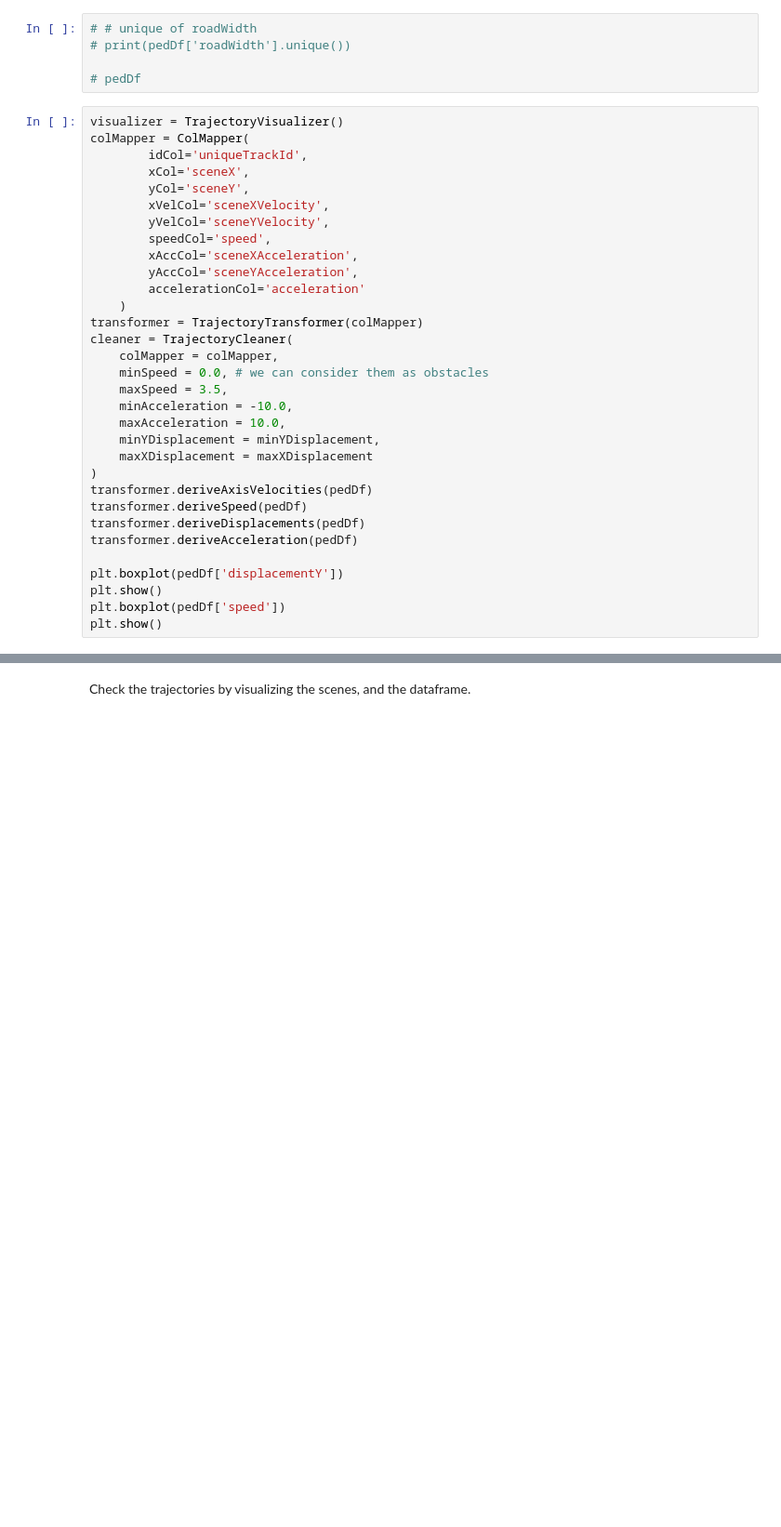
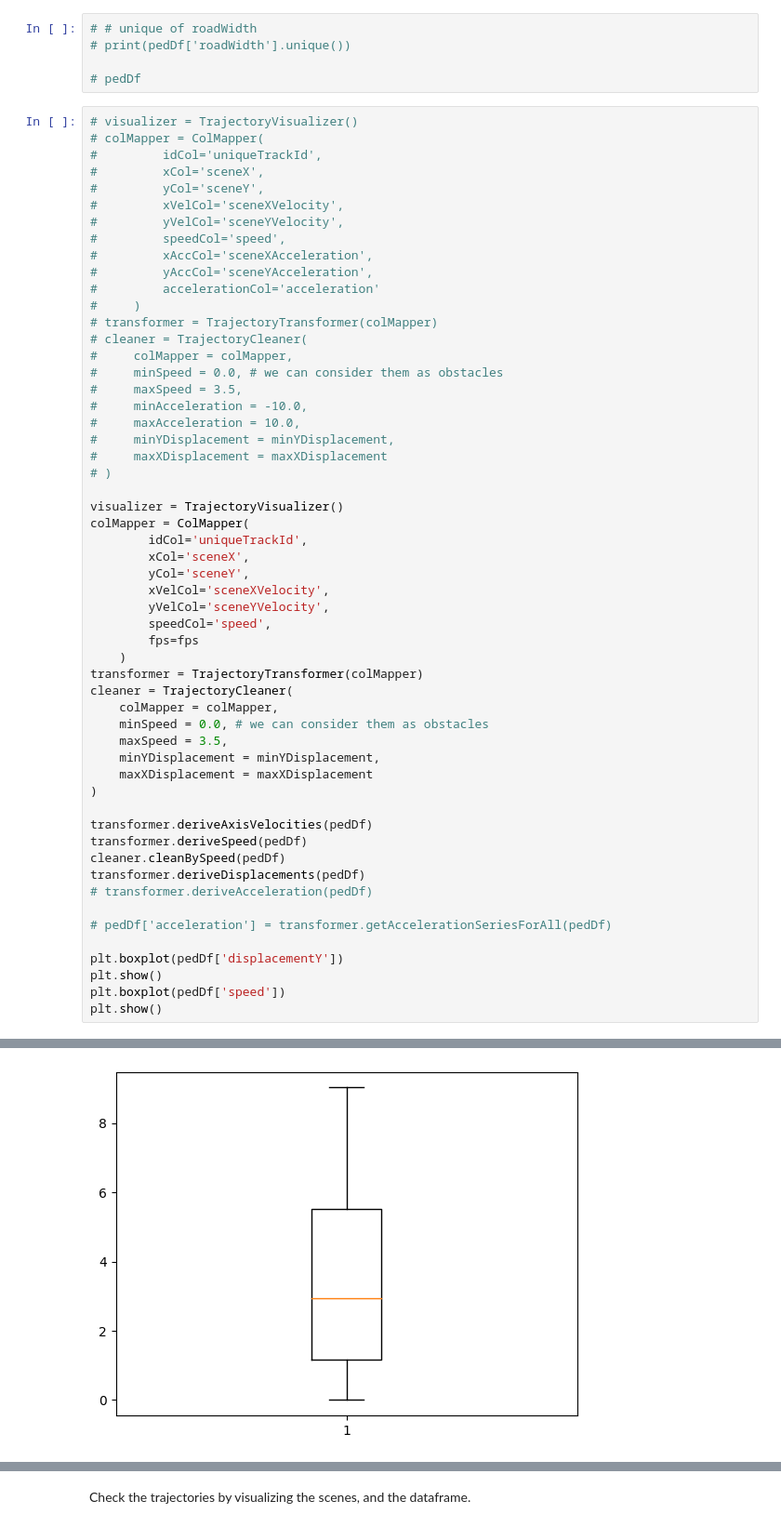
Before and after one commit to BUET-AV/behavior-hypotheses, a Jupyter notebook: src/notebooks/scene-000.ipynb, the cells around one changed output, grey strips where cells are left out. Shown at 93% size. Cells and saved outputs as stored; diff of their text form; blank space fills up the shorter version.

```diff
--- a/src/notebooks/scene-000.ipynb
+++ b/src/notebooks/scene-000.ipynb
@@ -53,6 +50,29 @@ tracksMeta = pd.read_csv(os.path.join(dataDir, f"{date}-fps-{fps}-scene-{sceneId
 
 # pedDf
 # %%
+# visualizer = TrajectoryVisualizer()
+# colMapper = ColMapper(
+#         idCol='uniqueTrackId',
+#         xCol='sceneX',
+#         yCol='sceneY',
+#         xVelCol='sceneXVelocity',
+#         yVelCol='sceneYVelocity',
+#         speedCol='speed',
+#         xAccCol='sceneXAcceleration',
+#         yAccCol='sceneYAcceleration',
+#         accelerationCol='acceleration'
+#     )
+# transformer = TrajectoryTransformer(colMapper)
+# cleaner = TrajectoryCleaner(
+#     colMapper = colMapper,
+#     minSpeed = 0.0, # we can consider them as obstacles
+#     maxSpeed = 3.5,
+#     minAcceleration = -10.0,
+#     maxAcceleration = 10.0,
+#     minYDisplacement = minYDisplacement,
+#     maxXDisplacement = maxXDisplacement
+# )
+
 visualizer = TrajectoryVisualizer()
 colMapper = ColMapper(
         idCol='uniqueTrackId',
@@ -61,24 +81,24 @@ colMapper = ColMapper(
         xVelCol='sceneXVelocity',
         yVelCol='sceneYVelocity',
         speedCol='speed',
-        xAccCol='sceneXAcceleration',
-        yAccCol='sceneYAcceleration',
-        accelerationCol='acceleration'
+        fps=fps
     )
 transformer = TrajectoryTransformer(colMapper)
 cleaner = TrajectoryCleaner(
     colMapper = colMapper,
     minSpeed = 0.0, # we can consider them as obstacles
     maxSpeed = 3.5,
-    minAcceleration = -10.0,
-    maxAcceleration = 10.0,
     minYDisplacement = minYDisplacement,
     maxXDisplacement = maxXDisplacement
 )
+
 transformer.deriveAxisVelocities(pedDf)
 transformer.deriveSpeed(pedDf)
+cleaner.cleanBySpeed(pedDf)
 transformer.deriveDisplacements(pedDf)
-transformer.deriveAcceleration(pedDf)
+# transformer.deriveAcceleration(pedDf)
+
+# pedDf['acceleration'] = transformer.getAccelerationSeriesForAll(pedDf)
 
 plt.boxplot(pedDf['displacementY'])
 plt.show()
@@ -88,0 +108 @@ AttributeError: 'TrajectoryTransformer' object has no attribute 'deriveAxisVeloc
+[figure, added]
```
Also changed, not shown: parts of 9 cells of this notebook.
